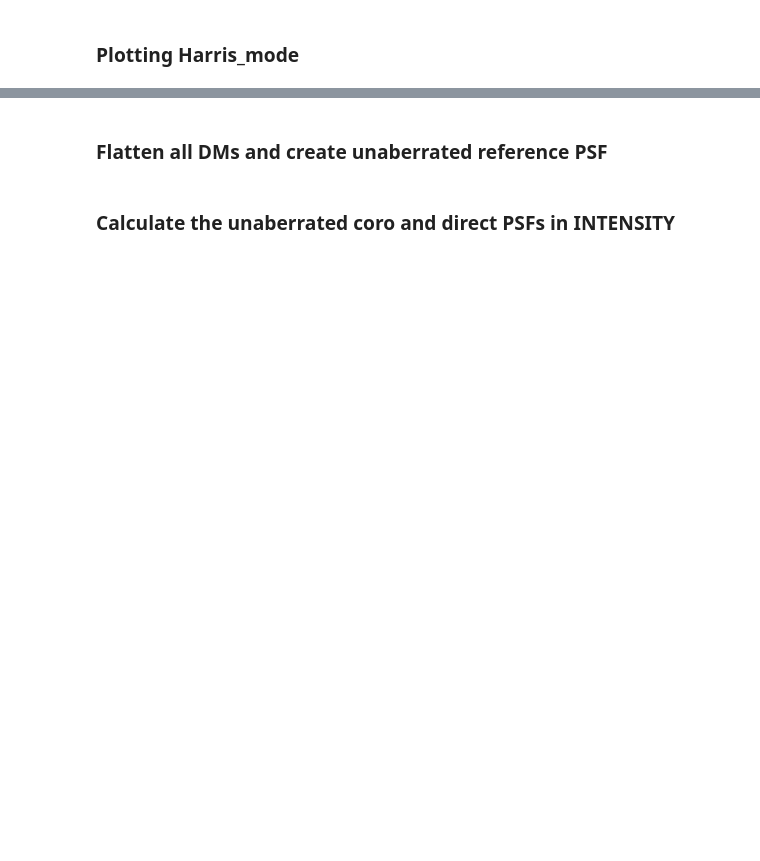
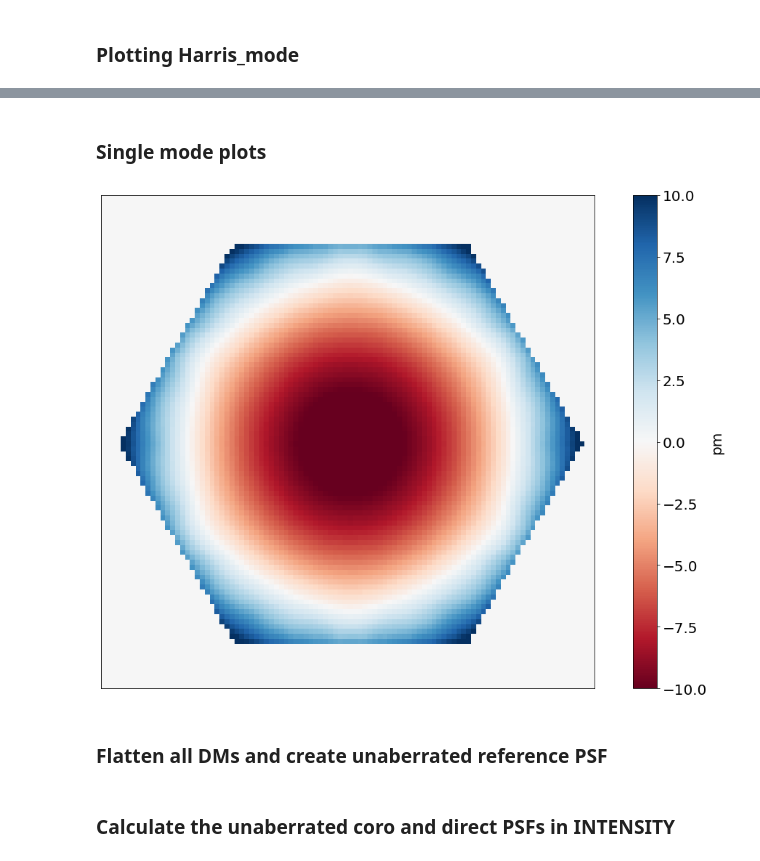
Before and after one commit to spacetelescope/PASTIS, a Jupyter notebook: pastis/temporal_analysis/harris_mode-small.ipynb, the cells around one changed output, grey strips where cells are left out. Saved outputs shown, nothing was run; the diff lists cells and outputs as text; code cells hidden in the pictures; blank space fills up the shorter version.

```diff
--- a/pastis/temporal_analysis/harris_mode-small.ipynb
+++ b/pastis/temporal_analysis/harris_mode-small.ipynb
@@ -254,3 +319,22 @@ plt.colorbar()
+# %% [markdown]
+### Single mode plots
+# %%
+from matplotlib.colors import TwoSlopeNorm
+
+plt.figure(figsize=(15,10))
+
+#plt.title("Segment Level 1mk gradient Z axial",fontsize=20)
+plot_norm1 = TwoSlopeNorm(vcenter=0, vmin=-10,  vmax =10)
+plt.imshow(np.reshape(ZA,(1000,1000))[163:263,804:904], cmap = 'RdBu', norm = plot_norm1)
+plt.tick_params(top=False, bottom=False, left=False, right=False,labelleft=False, labelbottom=False)
+cbar = plt.colorbar()
+cbar.ax.tick_params(labelsize=20)
+cbar.set_label("pm",fontsize =20)
+
+plt.tight_layout()
+plt.savefig('/Users/asahoo/Documents/ultra/report_11_01_21/faceplate_silvered.png')
+# %% [output]
+[figure, added]
 # %% [markdown]
 ### Flatten all DMs and create unaberrated reference PSF
 # %%
```
Also changed, not shown: parts of 45 cells of this notebook.
